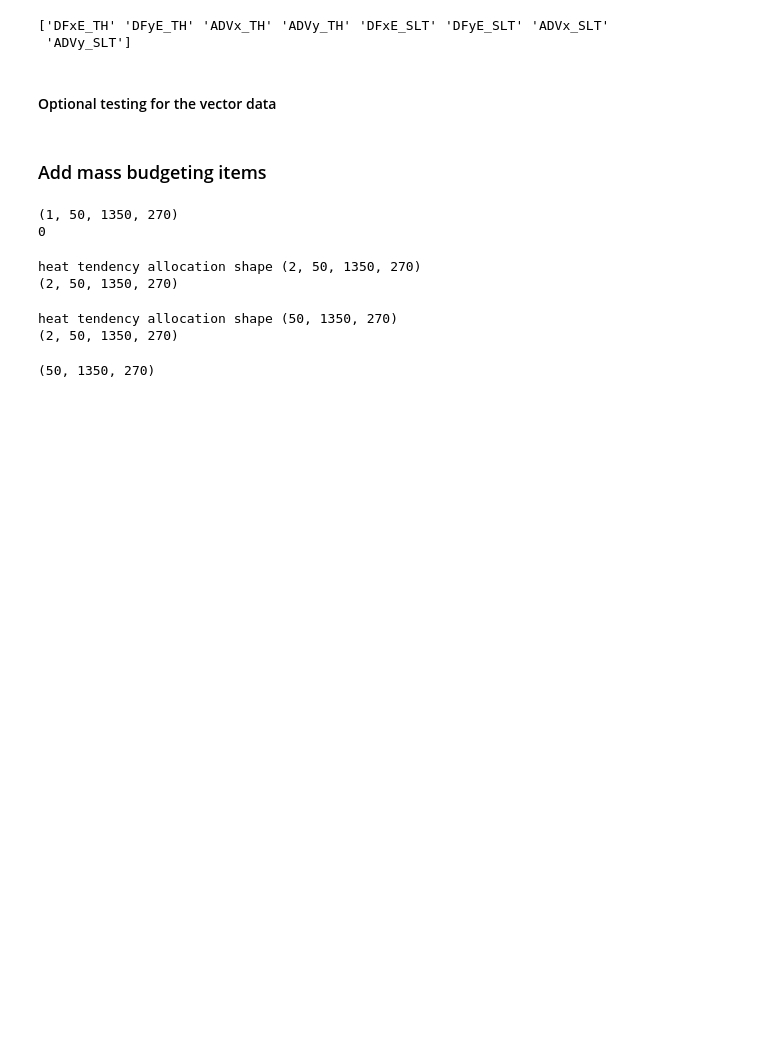
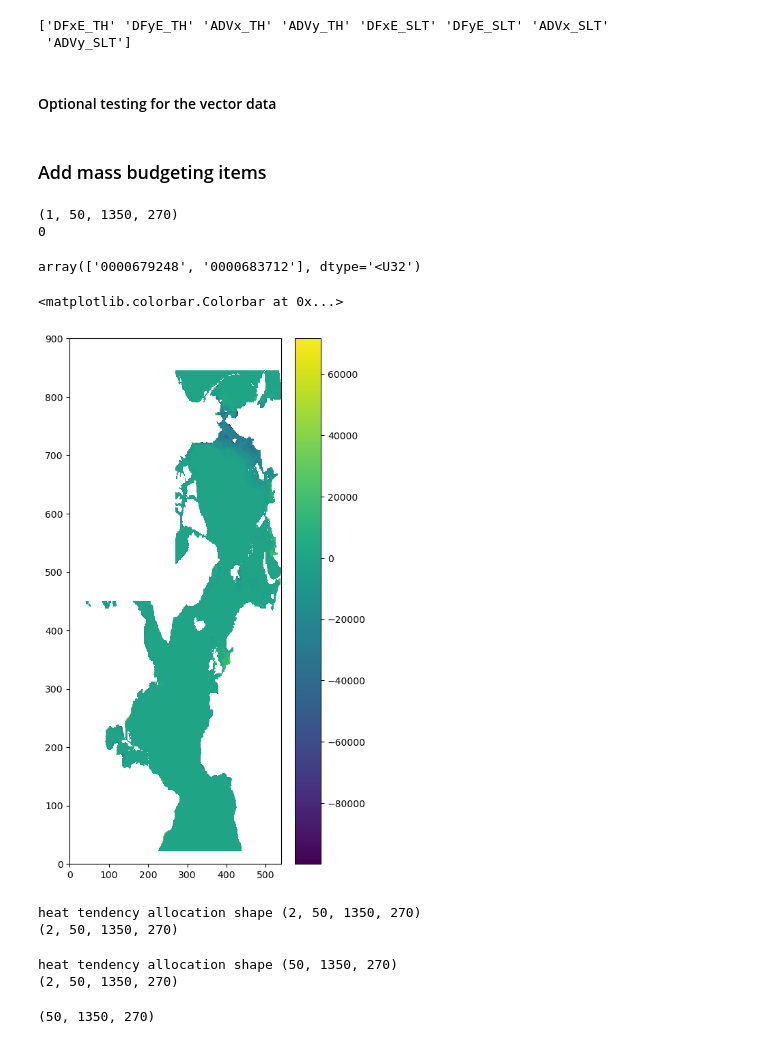
Before and after one commit to margaretmurakami/crios_backups, a Jupyter notebook: ASTE_270/offline_binning/Barents_gateways.ipynb, the cells around one changed output. Saved outputs shown, nothing was run; the diff lists cells and outputs as text; code cells hidden in the pictures; blank space fills up the shorter version.

```diff
--- a/ASTE_270/offline_binning/Barents_gateways.ipynb
+++ b/ASTE_270/offline_binning/Barents_gateways.ipynb
@@ -774,6 +777,20 @@ ds["mass_tend"] = xr.DataArray(data = tend, dims = dims3d_avg,coords = coords3d_
 # %% [output]
 (1, 50, 1350, 270)
 0
+# %%
+tsstr
+# %% [output]
+array(['0000679248', '0000683712'], dtype='<U32')
+# %%
+fig = plt.figure(figsize=(5,10))
+
+ax = plt.subplot(111)
+
+plt.pcolormesh(get_aste_tracer(tmptend[0],nfx,nfy)[0])
+plt.colorbar()
+# %% [output]
+<matplotlib.colorbar.Colorbar at 0x...>
+[figure, added]
 # %%
 # for heat tendency (J/s) - time not yet included here
 # read the fldList
```
Also changed, not shown: parts of 1 cell of this notebook, 1 other file.
